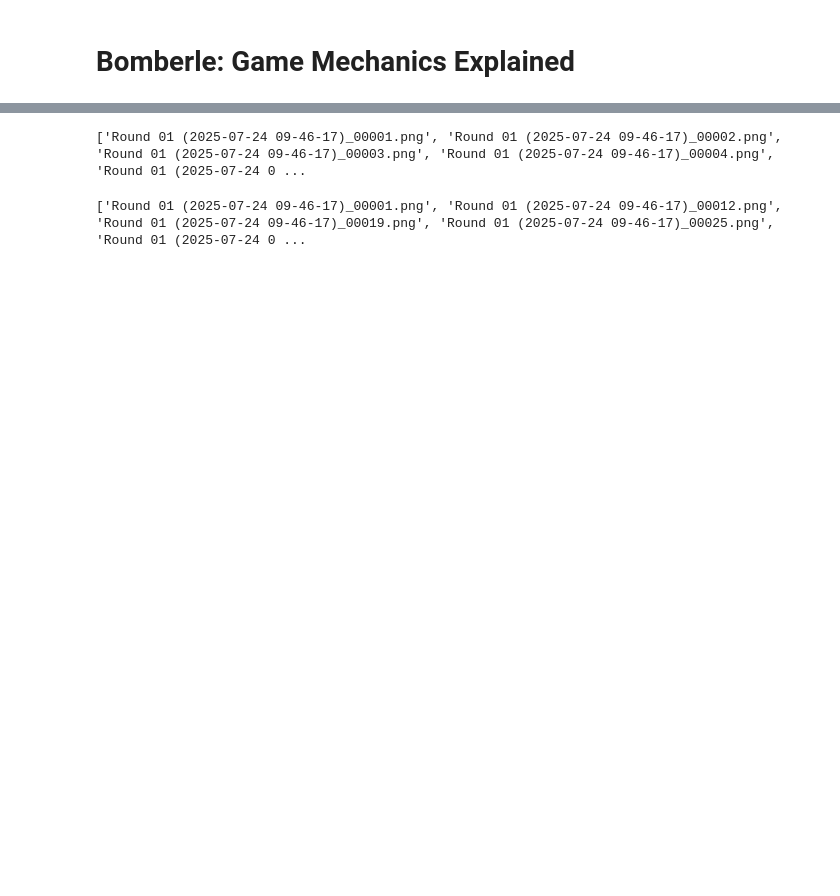
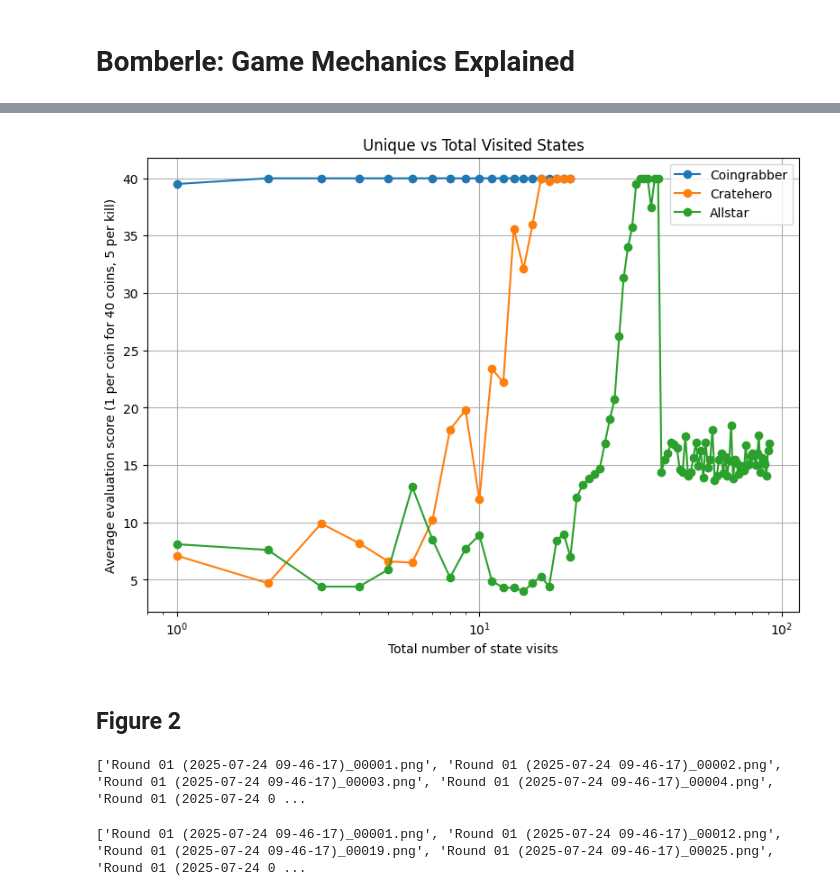
Before and after one commit to KunkelAlexander/bomberman_rl, a Jupyter notebook: blog.ipynb, the cells around one changed output, grey strips where cells are left out. Drawn from its saved outputs; the diff is of its cells as text; code cells hidden in the pictures; blank space fills up the shorter version.

```diff
--- a/blog.ipynb
+++ b/blog.ipynb
@@ -3,3 +83,20 @@
+# %%
+plt.figure(figsize=(8,6))
+plt.plot(c1, a1, label="Coingrabber", marker="o")
+plt.plot(c2, a2, label="Cratehero", marker="o")
+plt.plot(c3, a3, label="Allstar", marker="o")
+plt.xlabel("Total number of state visits")
+plt.ylabel("Average evaluation score (1 per coin for 40 coins, 5 per kill)")
+plt.title("Unique vs Total Visited States")
+plt.legend()
+plt.grid(True)
+plt.tight_layout()
+plt.xscale("log")
+plt.show()
+# %% [output]
+[figure, added]
+# %% [markdown]
+## Figure 2
 # %%
 from PIL import Image
 import os
```
Also changed, not shown: parts of 3 cells of this notebook, 13 other files.
